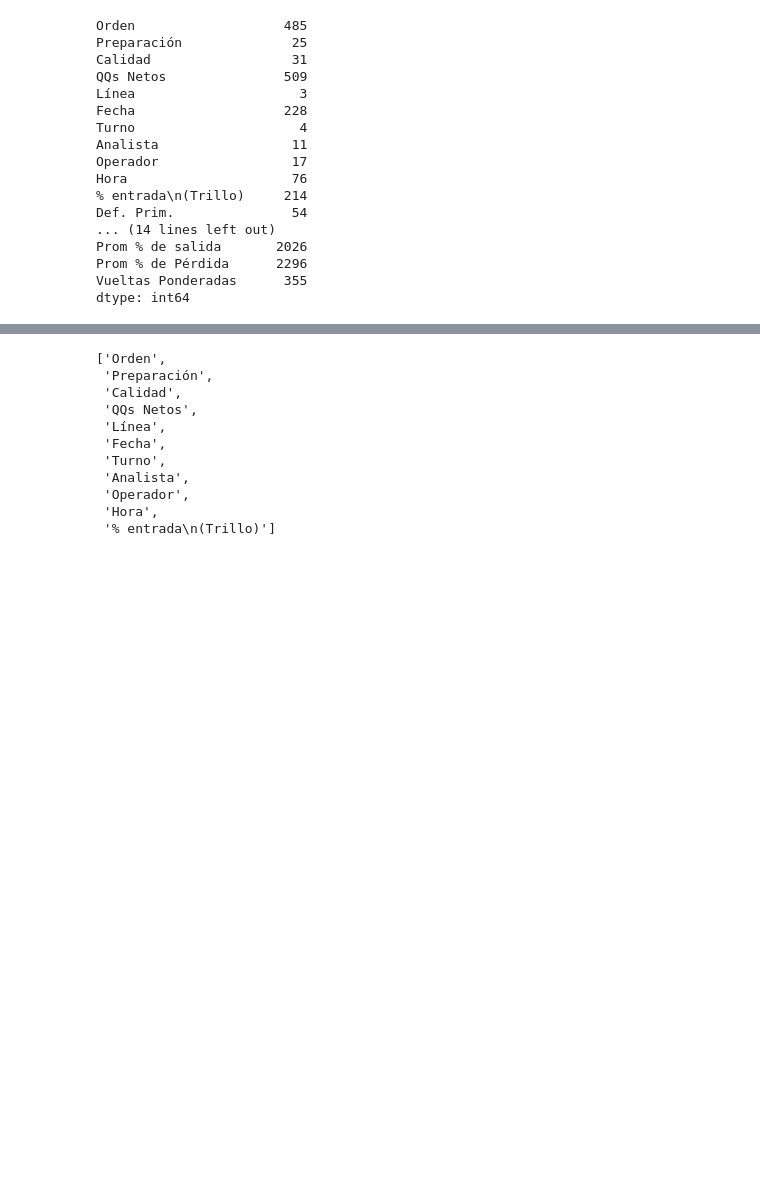
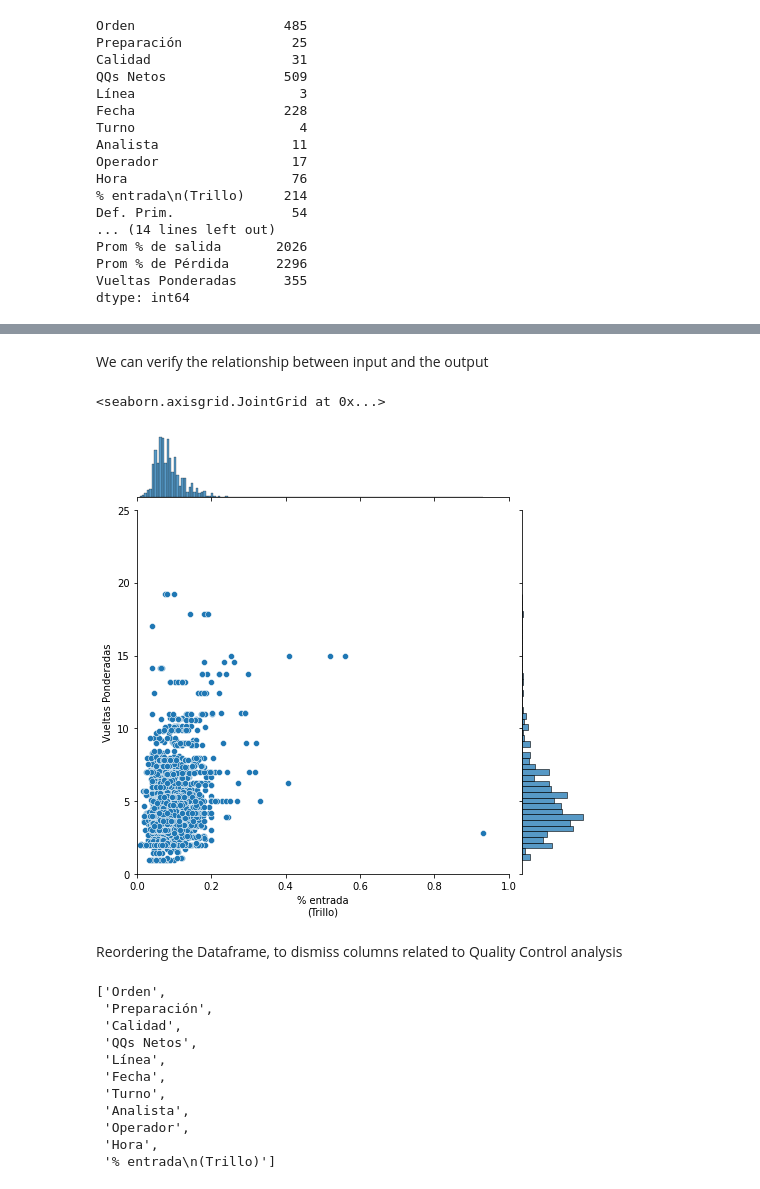
Before and after one commit to casanchez25/crops_densimetric_classifier, a Jupyter notebook: Cantidad_de_Vueltas_Completa.ipynb, the cells around one changed output, grey strips where cells are left out. Cells and saved outputs as stored; diff of their text form; code cells hidden in the pictures; blank space fills up the shorter version.

```diff
--- a/Cantidad_de_Vueltas_Completa.ipynb
+++ b/Cantidad_de_Vueltas_Completa.ipynb
@@ -41,0 +165,11 @@ plt.show()
+# %% [markdown]
+We can verify the relationship between input and the output
+# %%
+sns.jointplot(data=df, x='% entrada\n(Trillo)', y='Vueltas Ponderadas',
+                  #truncate=False,
+                  xlim=(0, 1), ylim=(0, 25),
+                  height=7, #kind='reg'
+              )
+# %% [output]
+<seaborn.axisgrid.JointGrid at 0x...>
+[figure, added]
@@ -42,3 +178,5 @@ plt.show()
+# %% [markdown]
+Reordering the Dataframe, to dismiss columns related to Quality Control analysis
 # %%
 columns = df.columns.to_list()
 columns[0:11]
```
Also changed, not shown: parts of 30 cells of this notebook.
